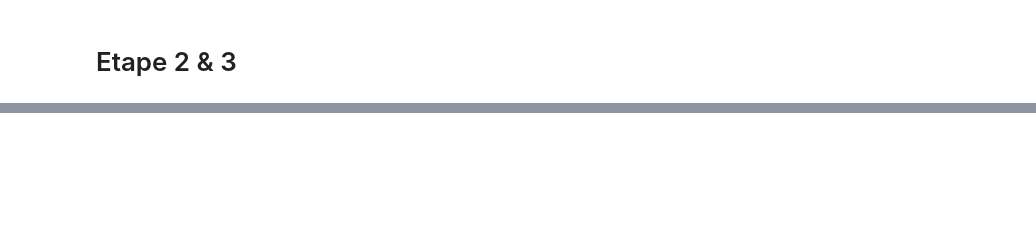
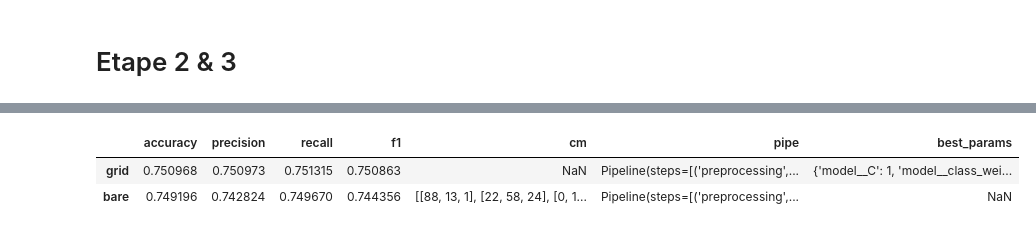
Before and after one commit to MohammedBentalb/Lantern, a Jupyter notebook: notebooks/eda.ipynb, the cells around one changed output, grey strips where cells are left out. Drawn from its saved outputs; the diff is of its cells as text; code cells hidden in the pictures; blank space fills up the shorter version.

```diff
--- a/notebooks/eda.ipynb
+++ b/notebooks/eda.ipynb
@@ -128,2 +370,11 @@ plt.show()
 # %%
-scores
+from sklearn.metrics import confusion_matrix
+
+models , params = get_models_with_params()
+grid_results = {}
+for name , model in models.items():
+    grid_results[name]= train_grid_search(x_train, y_train, model, params[name])
+    ConfusionMatrixDisplay(confusion_matrix(y_pred=grid_results[name].predict(x_test), y_true=y_test), display_labels=TARGET_LABELS).plot()
+    plt.title(f"{name}_confusion_matrix")
+    plt.show()
+grid_results = summarize_grids(grid_results)
@@ -129,0 +385,7 @@ scores
+# %%
+new_d = pd.DataFrame.from_records([bare_results.iloc[0], grid_results.iloc[0]], index=['bare', 'grid'])
+new_d.sort_values(by='f1', ascending=False)
+# %% [output]
+|  | accuracy | precision | recall | f1 | cm | pipe | best_params |
+| grid | 0.750968 | 0.750973 | 0.751315 | 0.750863 | NaN | Pipeline(steps=[('preprocessing',... | {'model__C': 1, 'model__class_wei... |
+| bare | 0.749196 | 0.742824 | 0.749670 | 0.744356 | [[88, 13, 1], [22, 58, 24], [0, 1... | Pipeline(steps=[('preprocessing',... | NaN |
```
Also changed, not shown: parts of 19 cells of this notebook, 6 other files.
